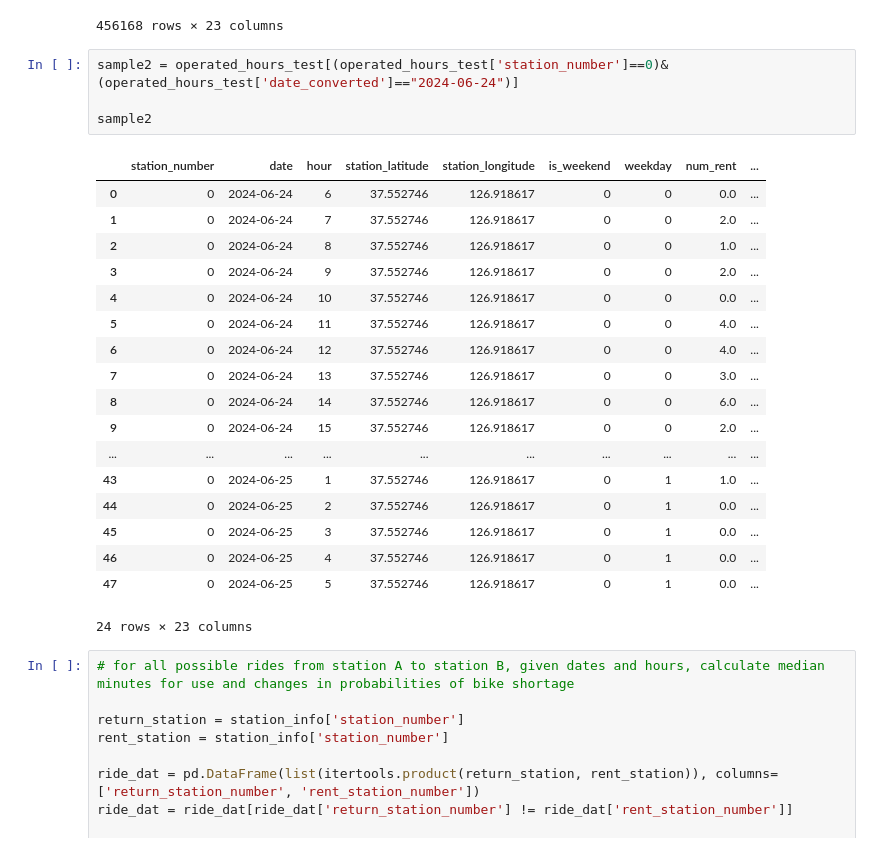
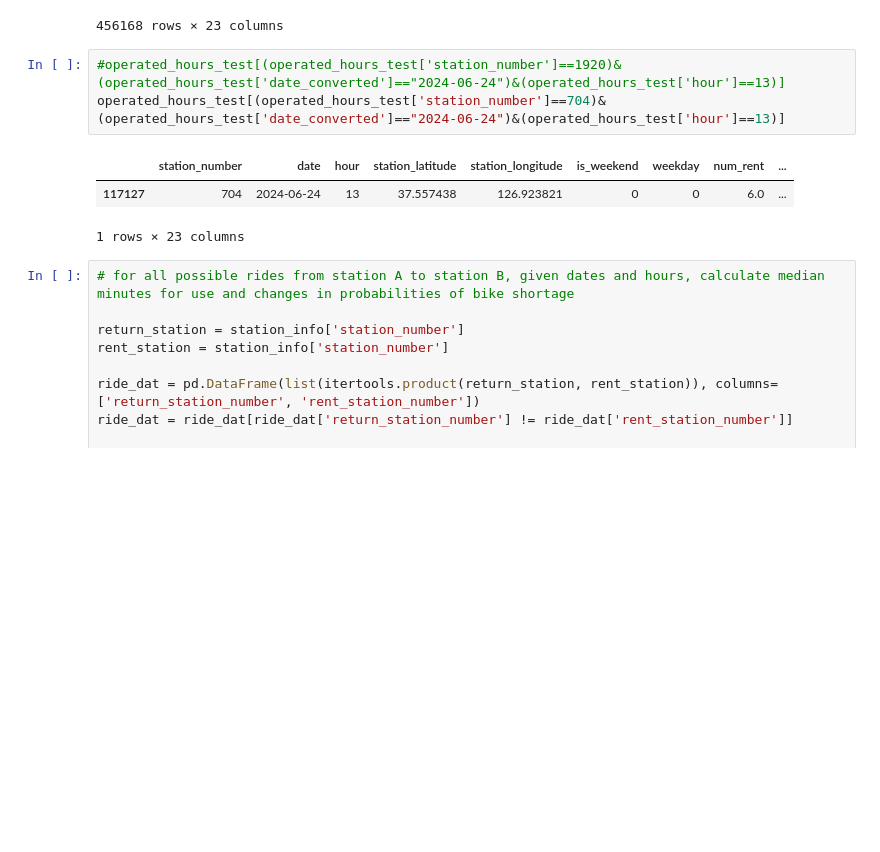
Before and after one commit to taehan1024/seoul-bike-rental, a Jupyter notebook: 1. PoissonGAM.ipynb, the cells around one changed output. Saved outputs shown, nothing was run; the diff lists cells and outputs as text; blank space fills up the shorter version.

```diff
--- a/1. PoissonGAM.ipynb
+++ b/1. PoissonGAM.ipynb
@@ -303,28 +305,12 @@ operated_hours_test
 | 456167 | 2739 | 2024-06-30 | 5 | 37.534390 | 126.869598 | 1 | 6 | 0.0 | ... |
 456168 rows × 23 columns
 # %%
-sample2 = operated_hours_test[(operated_hours_test['station_number']==0)&(operated_hours_test['date_converted']=="2024-06-24")]
-
-sample2
+#operated_hours_test[(operated_hours_test['station_number']==1920)&(operated_hours_test['date_converted']=="2024-06-24")&(operated_hours_test['hour']==13)]
+operated_hours_test[(operated_hours_test['station_number']==704)&(operated_hours_test['date_converted']=="2024-06-24")&(operated_hours_test['hour']==13)]
 # %% [output]
 |  | station_number | date | hour | station_latitude | station_longitude | is_weekend | weekday | num_rent | ... |
-| 0 | 0 | 2024-06-24 | 6 | 37.552746 | 126.918617 | 0 | 0 | 0.0 | ... |
-| 1 | 0 | 2024-06-24 | 7 | 37.552746 | 126.918617 | 0 | 0 | 2.0 | ... |
-| 2 | 0 | 2024-06-24 | 8 | 37.552746 | 126.918617 | 0 | 0 | 1.0 | ... |
-| 3 | 0 | 2024-06-24 | 9 | 37.552746 | 126.918617 | 0 | 0 | 2.0 | ... |
-| 4 | 0 | 2024-06-24 | 10 | 37.552746 | 126.918617 | 0 | 0 | 0.0 | ... |
-| 5 | 0 | 2024-06-24 | 11 | 37.552746 | 126.918617 | 0 | 0 | 4.0 | ... |
-| 6 | 0 | 2024-06-24 | 12 | 37.552746 | 126.918617 | 0 | 0 | 4.0 | ... |
-| 7 | 0 | 2024-06-24 | 13 | 37.552746 | 126.918617 | 0 | 0 | 3.0 | ... |
-| 8 | 0 | 2024-06-24 | 14 | 37.552746 | 126.918617 | 0 | 0 | 6.0 | ... |
-| 9 | 0 | 2024-06-24 | 15 | 37.552746 | 126.918617 | 0 | 0 | 2.0 | ... |
-| ... | ... | ... | ... | ... | ... | ... | ... | ... | ... |
-| 43 | 0 | 2024-06-25 | 1 | 37.552746 | 126.918617 | 0 | 1 | 1.0 | ... |
-| 44 | 0 | 2024-06-25 | 2 | 37.552746 | 126.918617 | 0 | 1 | 0.0 | ... |
-| 45 | 0 | 2024-06-25 | 3 | 37.552746 | 126.918617 | 0 | 1 | 0.0 | ... |
-| 46 | 0 | 2024-06-25 | 4 | 37.552746 | 126.918617 | 0 | 1 | 0.0 | ... |
-| 47 | 0 | 2024-06-25 | 5 | 37.552746 | 126.918617 | 0 | 1 | 0.0 | ... |
+| 117127 | 704 | 2024-06-24 | 13 | 37.557438 | 126.923821 | 0 | 0 | 6.0 | ... |
-24 rows × 23 columns
+1 rows × 23 columns
 # %%
 # for all possible rides from station A to station B, given dates and hours, calculate median minutes for use and changes in probabilities of bike shortage
 
```
Also changed, not shown: parts of 5 cells of this notebook, 1 other file.
